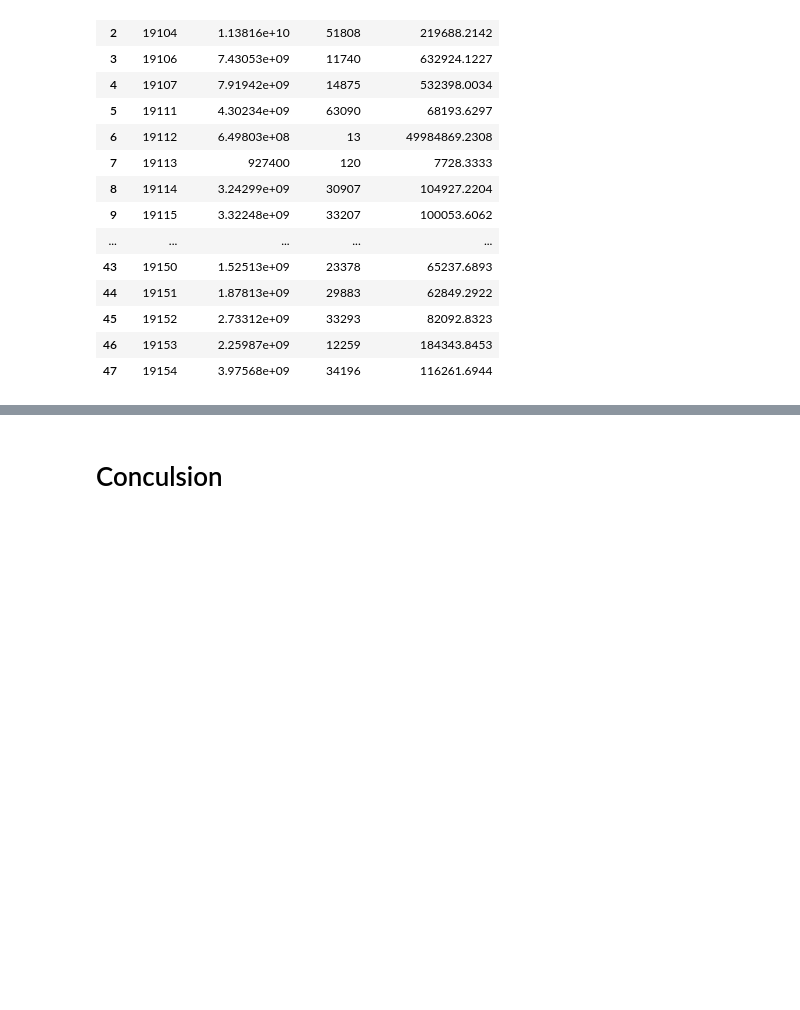
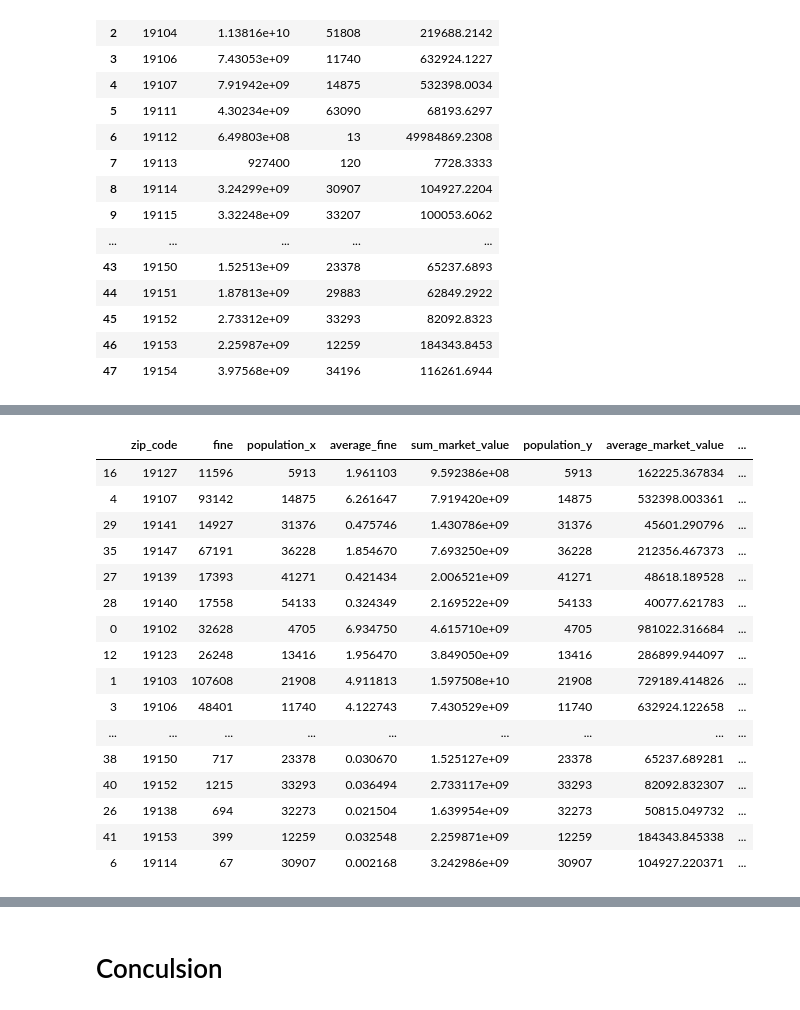
Before and after one commit to mengphilshen/MCIT_594_Project, a Jupyter notebook: report/[Data_Challenges]Philly.ipynb, the cells around one changed output, grey strips where cells are left out. Cells and saved outputs as stored; diff of their text form; code cells hidden in the pictures; blank space fills up the shorter version.

```diff
--- a/report/[Data_Challenges]Philly.ipynb
+++ b/report/[Data_Challenges]Philly.ipynb
@@ -191,4 +234,4 @@ Name: zip_code, dtype: int64
 # %%
 # load properties CSV data
-propertiesCSV0 = pd.read_csv('D:\\Dropbox\\Project\\Data_Challenges\\Proj_Philly\\data\\properties.csv')
-propertiesCSV0.info()
+# propertiesCSV0 = pd.read_csv('D:\\Dropbox\\Project\\Data_Challenges\\Proj_Philly\\data\\properties.csv')
+# propertiesCSV0.info()
@@ -554,0 +606,22 @@ populationProperties.style.format({'average_market_value' : '{:.4f}'})
+# %%
+# check data characteristics
+ParkingProperties['value_to_fine_ratio'] = ParkingProperties['average_market_value'] / ParkingProperties['average_fine']
+ParkingProperties.sort_values(by='value_to_fine_ratio')
+# %% [output]
+|  | zip_code | fine | population_x | average_fine | sum_market_value | population_y | average_market_value | ... |
+| 16 | 19127 | 11596 | 5913 | 1.961103 | 9.592386e+08 | 5913 | 162225.367834 | ... |
+| 4 | 19107 | 93142 | 14875 | 6.261647 | 7.919420e+09 | 14875 | 532398.003361 | ... |
+| 29 | 19141 | 14927 | 31376 | 0.475746 | 1.430786e+09 | 31376 | 45601.290796 | ... |
+| 35 | 19147 | 67191 | 36228 | 1.854670 | 7.693250e+09 | 36228 | 212356.467373 | ... |
+| 27 | 19139 | 17393 | 41271 | 0.421434 | 2.006521e+09 | 41271 | 48618.189528 | ... |
+| 28 | 19140 | 17558 | 54133 | 0.324349 | 2.169522e+09 | 54133 | 40077.621783 | ... |
+| 0 | 19102 | 32628 | 4705 | 6.934750 | 4.615710e+09 | 4705 | 981022.316684 | ... |
+| 12 | 19123 | 26248 | 13416 | 1.956470 | 3.849050e+09 | 13416 | 286899.944097 | ... |
+| 1 | 19103 | 107608 | 21908 | 4.911813 | 1.597508e+10 | 21908 | 729189.414826 | ... |
+| 3 | 19106 | 48401 | 11740 | 4.122743 | 7.430529e+09 | 11740 | 632924.122658 | ... |
+| ... | ... | ... | ... | ... | ... | ... | ... | ... |
+| 38 | 19150 | 717 | 23378 | 0.030670 | 1.525127e+09 | 23378 | 65237.689281 | ... |
+| 40 | 19152 | 1215 | 33293 | 0.036494 | 2.733117e+09 | 33293 | 82092.832307 | ... |
+| 26 | 19138 | 694 | 32273 | 0.021504 | 1.639954e+09 | 32273 | 50815.049732 | ... |
+| 41 | 19153 | 399 | 12259 | 0.032548 | 2.259871e+09 | 12259 | 184343.845338 | ... |
+| 6 | 19114 | 67 | 30907 | 0.002168 | 3.242986e+09 | 30907 | 104927.220371 | ... |
```
Also changed, not shown: parts of 22 cells of this notebook, 2 other files.
